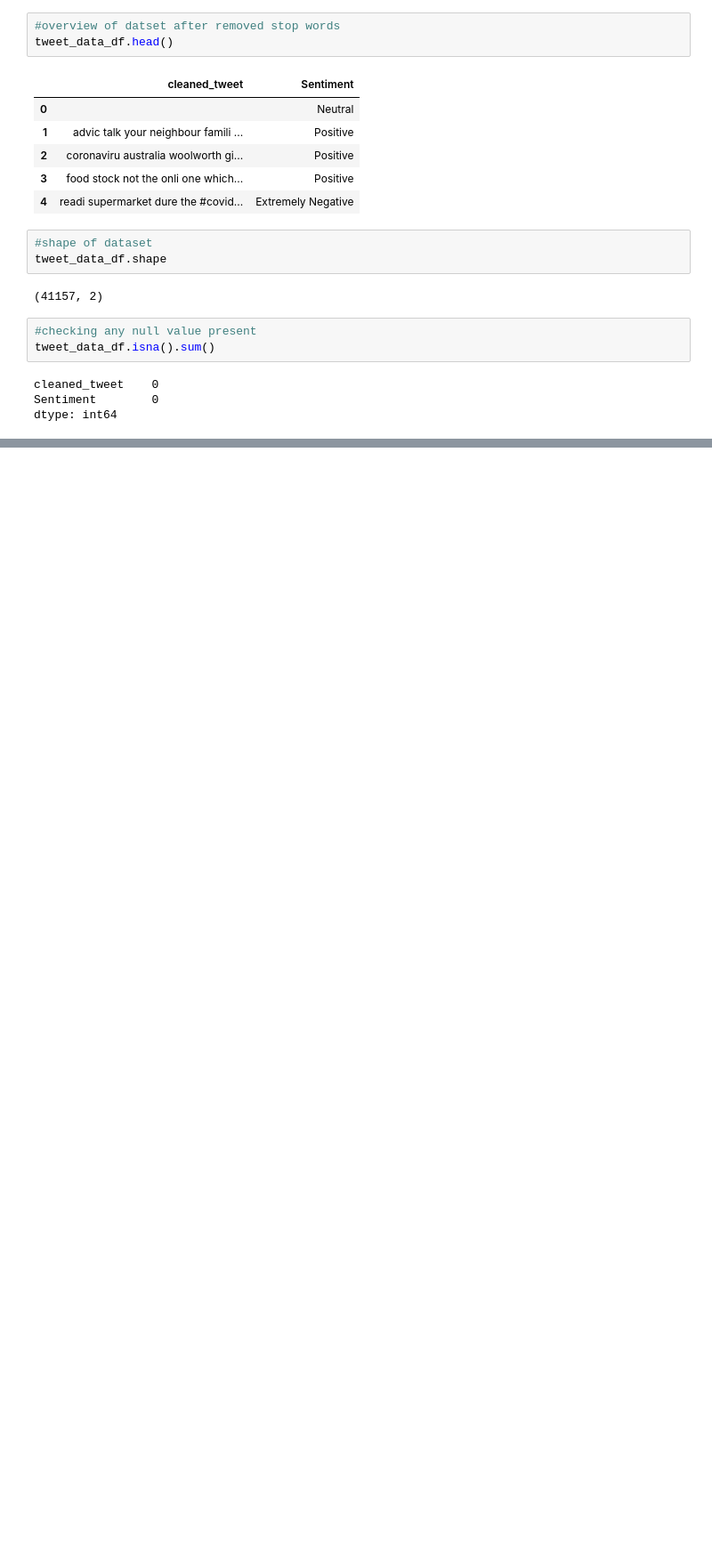
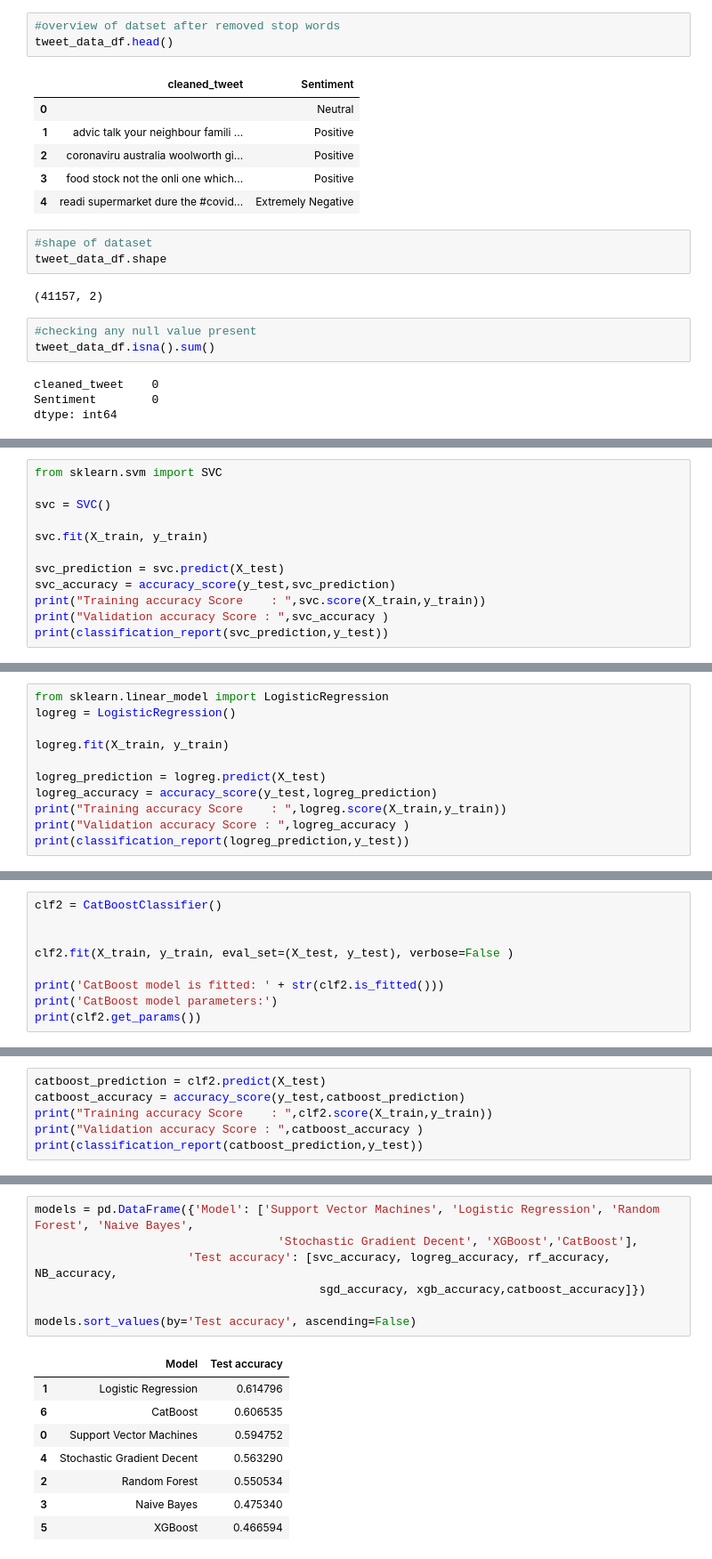
Before and after one commit to Rajesh1505/Coronavirus_Tweet_Sentiment_Analysis-Capstone_Project_3, a Jupyter notebook: Coronavirus_Tweet_Sentiment_Analysis_Rajesh_Kumar_Patel_Capstone_Project_3.ipynb, the cells around one changed output, grey strips where cells are left out. Shown at 89% size. Drawn from its saved outputs; the diff is of its cells as text; blank space fills up the shorter version.

```diff
--- a/Coronavirus_Tweet_Sentiment_Analysis_Rajesh_Kumar_Patel_Capstone_Project_3.ipynb
+++ b/Coronavirus_Tweet_Sentiment_Analysis_Rajesh_Kumar_Patel_Capstone_Project_3.ipynb
@@ -771,0 +922,12 @@ dtype: int64
+# %%
+from sklearn.svm import SVC
+
+svc = SVC()
+
+svc.fit(X_train, y_train)
+
+svc_prediction = svc.predict(X_test)
+svc_accuracy = accuracy_score(y_test,svc_prediction)
+print("Training accuracy Score    : ",svc.score(X_train,y_train))
+print("Validation accuracy Score : ",svc_accuracy )
+print(classification_report(svc_prediction,y_test))
@@ -771,0 +950,11 @@ dtype: int64
+# %%
+from sklearn.linear_model import LogisticRegression
+logreg = LogisticRegression()
+
+logreg.fit(X_train, y_train)
+
+logreg_prediction = logreg.predict(X_test)
+logreg_accuracy = accuracy_score(y_test,logreg_prediction)
+print("Training accuracy Score    : ",logreg.score(X_train,y_train))
+print("Validation accuracy Score : ",logreg_accuracy )
+print(classification_report(logreg_prediction,y_test))
@@ -771,0 +1000,9 @@ dtype: int64
+# %%
+clf2 = CatBoostClassifier()
+
+
+clf2.fit(X_train, y_train, eval_set=(X_test, y_test), verbose=False )
+
+print('CatBoost model is fitted: ' + str(clf2.is_fitted()))
+print('CatBoost model parameters:')
+print(clf2.get_params())
@@ -771,0 +1013,6 @@ dtype: int64
+# %%
+catboost_prediction = clf2.predict(X_test)
+catboost_accuracy = accuracy_score(y_test,catboost_prediction)
+print("Training accuracy Score    : ",clf2.score(X_train,y_train))
+print("Validation accuracy Score : ",catboost_accuracy )
+print(classification_report(catboost_prediction,y_test))
@@ -771,0 +1035,16 @@ dtype: int64
+# %%
+models = pd.DataFrame({'Model': ['Support Vector Machines', 'Logistic Regression', 'Random Forest', 'Naive Bayes',
+                                   'Stochastic Gradient Decent', 'XGBoost','CatBoost'],
+                      'Test accuracy': [svc_accuracy, logreg_accuracy, rf_accuracy, NB_accuracy,
+                                         sgd_accuracy, xgb_accuracy,catboost_accuracy]})
+
+models.sort_values(by='Test accuracy', ascending=False)
+# %% [output]
+|  | Model | Test accuracy |
+| 1 | Logistic Regression | 0.614796 |
+| 6 | CatBoost | 0.606535 |
+| 0 | Support Vector Machines | 0.594752 |
+| 4 | Stochastic Gradient Decent | 0.563290 |
+| 2 | Random Forest | 0.550534 |
+| 3 | Naive Bayes | 0.475340 |
+| 5 | XGBoost | 0.466594 |
```
Also changed, not shown: parts of 26 cells of this notebook.
